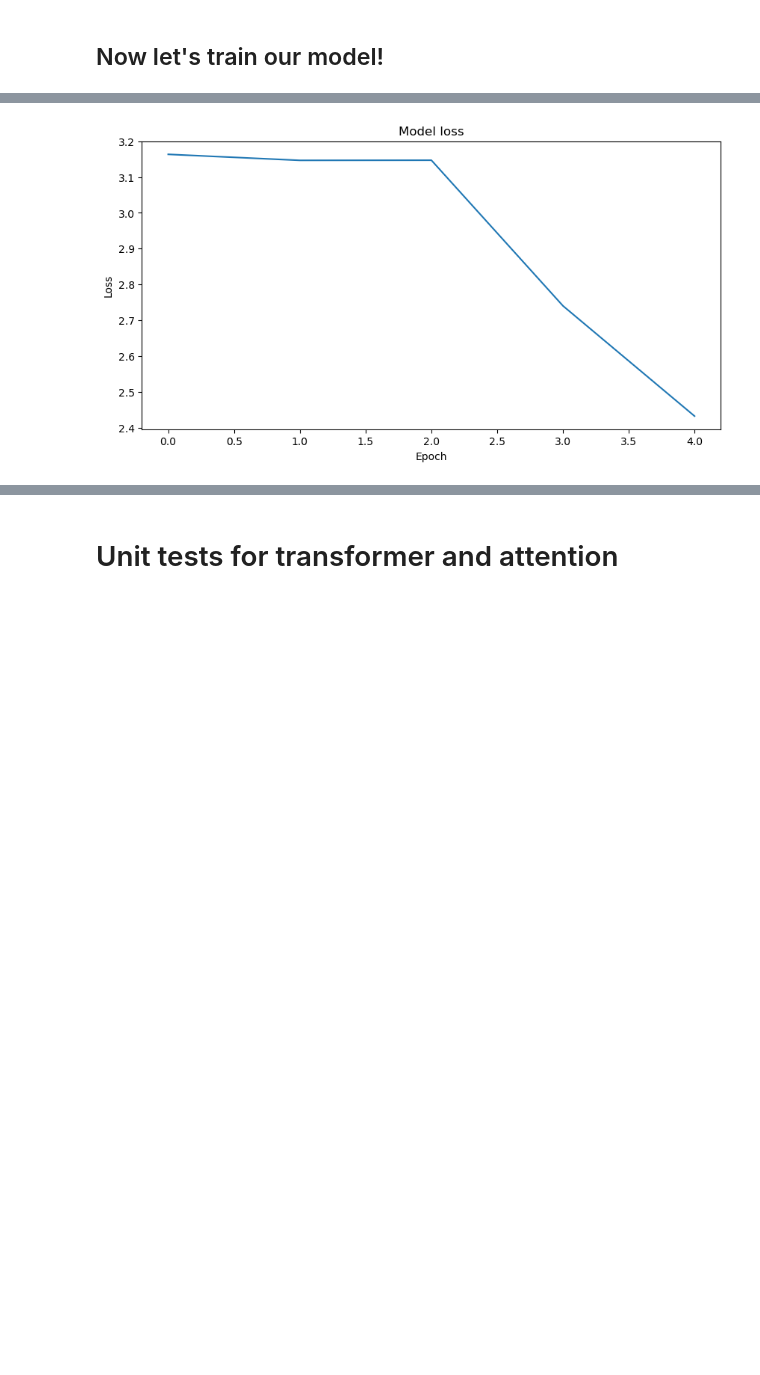
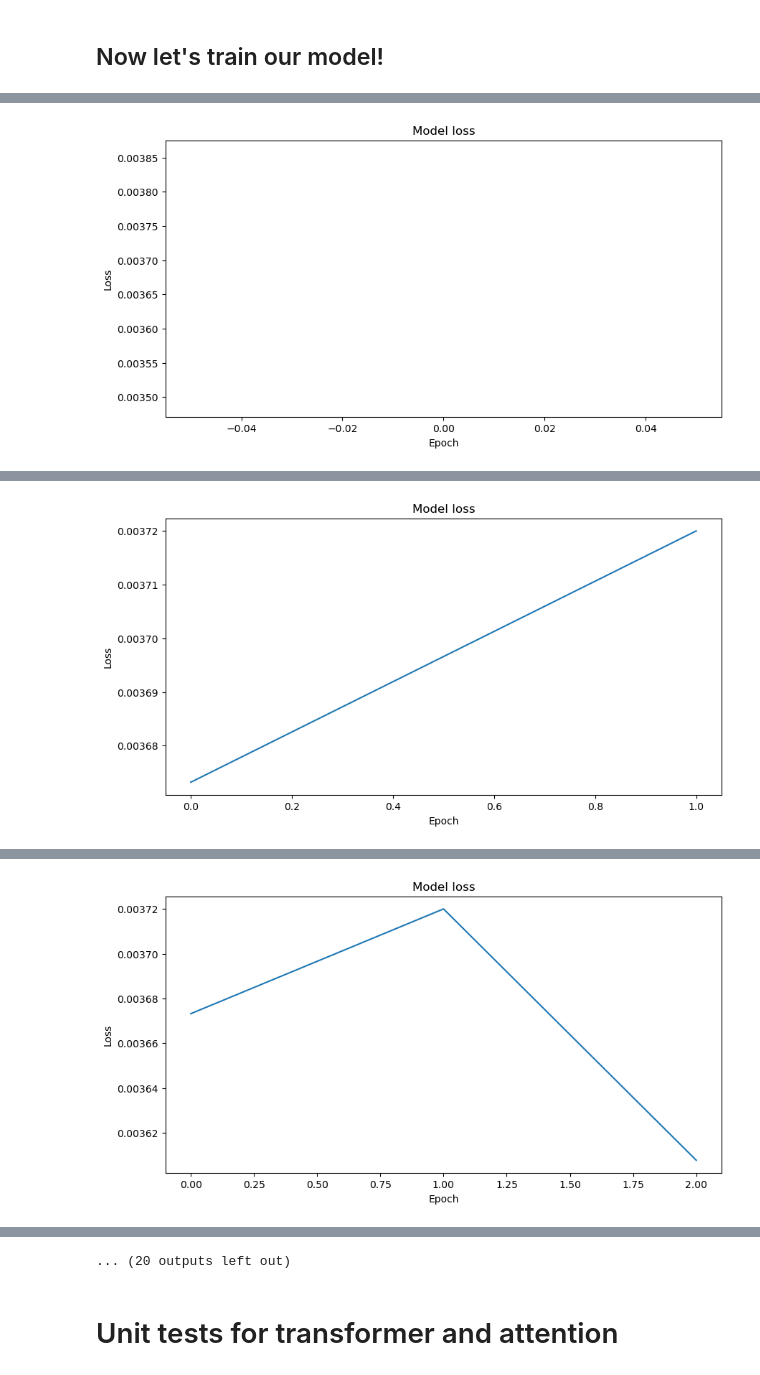
Before and after one commit to brunoconterato/udemy-lazyp-transformers-nlp, a Jupyter notebook: Transformers and Attention (Advanced)/Transformers and Attention Bruno Try.ipynb, the cells around one changed output, grey strips where cells are left out. Cells and saved outputs as stored; diff of their text form; code cells hidden in the pictures; blank space fills up the shorter version.

```diff
--- a/Transformers and Attention (Advanced)/Transformers and Attention Bruno Try.ipynb
+++ b/Transformers and Attention (Advanced)/Transformers and Attention Bruno Try.ipynb
@@ -1030,13 +1030,14 @@ tensor([[1., 0.],
 import torch
 
 log_interval = 10
-EPOCHS = 10
+EPOCHS = 16
 
 
-def evaluate(model, eval_loader, criterion, verbose=False):
+def evaluate(model, eval_loader, criterion, verbose=False, type_loss="validation"):
     model = model.to(device)
     model.eval()
     loss = 0.0
+    total = 0
     correct = 0
     with torch.no_grad():
         for data, target in eval_loader:
@@ -1049,15 +1050,18 @@ def evaluate(model, eval_loader, criterion, verbose=False):
                 loss += criterion(output, target).item()
             pred = output.argmax(dim=1, keepdim=True)
             target_ = target.argmax(dim=1, keepdim=True)
-            correct += pred.eq(target_).sum()
+            correct += pred.eq(target_).sum().item()
+            total += target.size(0)
 
-    # loss /= len(eval_loader.dataset)
+    loss /= len(eval_loader.dataset)
+    accuracy = 100. * correct / total
     verbose and print(
-        "\nAverage loss: {:.6f}, Accuracy: {}/{} ({:.2f}%)\n".format(
+        "\nAverage loss ({}): {:.6f}, Accuracy: {}/{} ({:.2f}%)\n".format(
+            type_loss,
             loss,
             correct,
-            len(eval_loader.dataset),
-            correct / len(eval_loader.dataset) * 100,
+            total,
+            accuracy,
         )
     )
     return loss
@@ -1133,7 +1137,6 @@ import matplotlib.pyplot as plt
 from IPython.display import clear_output
 
 def plotLosses(losses):
-    clear_output(wait=True)
     plt.figure(figsize=(10, 5))
     plt.plot(losses)
     plt.title('Model loss')
@@ -1145,12 +1148,12 @@ if TRAIN_MODEL:
     valid_losses = []
     for epoch in range(1, EPOCHS + 1):
         train(model, train_loader, optimizer, criterion, epoch)
-        valid_loss = evaluate(model, valid_loader, criterion, verbose=True)
+        valid_loss = evaluate(model, valid_loader, criterion, verbose=True, type_loss="validation")
         valid_losses.append(valid_loss)
         if valid_loss < best_loss:
             best_loss = valid_loss
             torch.save(model.state_dict(), "model.pth")
-        print(f"Epoch: {epoch}\tloss: {valid_loss}")
+        print(f"Epoch: {epoch}\tloss (validation): {valid_loss}")
 
         # Plotting
         plotLosses(valid_losses)
@@ -1158 +1172 @@ if TRAIN_MODEL:
-[figure, old version]
+[figure, new version]
@@ -1160,0 +1184 @@ KeyboardInterrupt:
+[figure, added]
@@ -1160,0 +1196 @@ KeyboardInterrupt:
+[figure, added]
@@ -1161,3 +1233,4 @@ KeyboardInterrupt:
+... (20 outputs left out)
 # %% [markdown]
 # Unit tests for transformer and attention
 # %%
```
Also changed, not shown: parts of 4 cells of this notebook.
